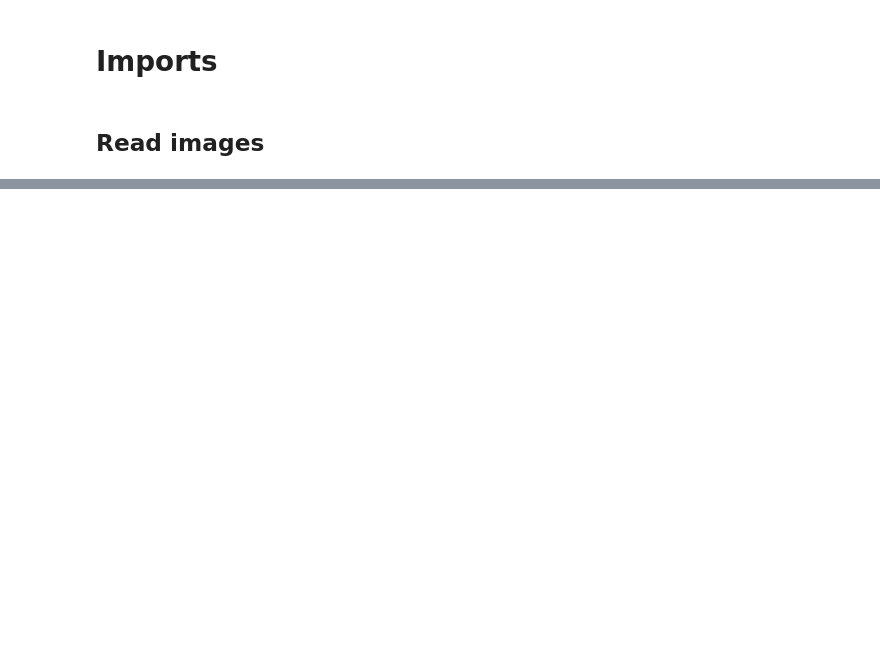
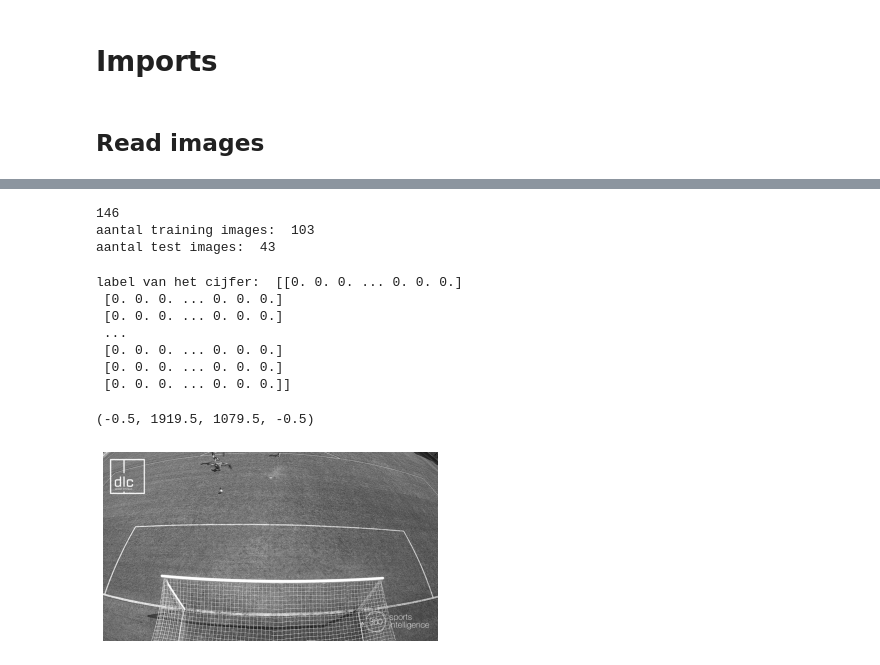
Before and after one commit to DLC-G3/goal-detection, a Jupyter notebook: doelpunt_cam_4.ipynb, the cells around one changed output, grey strips where cells are left out. Saved outputs shown, nothing was run; the diff lists cells and outputs as text; code cells hidden in the pictures; blank space fills up the shorter version.

Commit message:
Added image iteration script

```diff
--- a/doelpunt_cam_4.ipynb
+++ b/doelpunt_cam_4.ipynb
@@ -81,0 +105,54 @@ frame99.jpg
+# %%
+import os
+from skimage.io import imread, imshow
+import matplotlib.pyplot as plt
+
+
+training_images = [] # empty list
+test_images = [] # empty list
+y_train = [] # empty list
+y_test = [] # empty list
+
+path = "./SourceFiles/Images/dataset/cam4/X/"
+pathy = "./SourceFiles/Images/dataset/cam4/y/"
+valid_images = ['.jpg', ".gif", ".png"]
+
+percentage_train = 70
+current = 0
+total_items = len(os.listdir(path))
+print(total_items)
+for f in os.listdir(path):
+    ext = os.path.splitext(f)[1]
+    if ext.lower() not in valid_images:
+        continue
+
+    if (current * 100.0 / total_items) > percentage_train:
+        test_images.append(imread(os.path.join(path,f), as_gray=True))
+        y_test.append(imread(os.path.join(pathy,f), as_gray=True))
+
+    else:
+        training_images.append(imread(os.path.join(path,f), as_gray=True))
+        y_train.append(imread(os.path.join(pathy,f), as_gray=True))
+    current += 1
+
+print("aantal training images: ", len(y_train))
+print("aantal test images: ", len(y_test))
+# %% [output]
+146
+aantal training images:  103
+aantal test images:  43
+# %%
+image_index = 8
+print('label van het cijfer: ',y_train[image_index])
+plt.imshow(training_images[image_index],cmap = 'gray')
+plt.axis('off')
+# %% [output]
+label van het cijfer:  [[0. 0. 0. ... 0. 0. 0.]
+ [0. 0. 0. ... 0. 0. 0.]
+ [0. 0. 0. ... 0. 0. 0.]
+ ...
+ [0. 0. 0. ... 0. 0. 0.]
+ [0. 0. 0. ... 0. 0. 0.]
+ [0. 0. 0. ... 0. 0. 0.]]
+(-0.5, 1919.5, 1079.5, -0.5)
+[figure, added]
```
Also changed, not shown: parts of 14 cells of this notebook, 4 other files.
